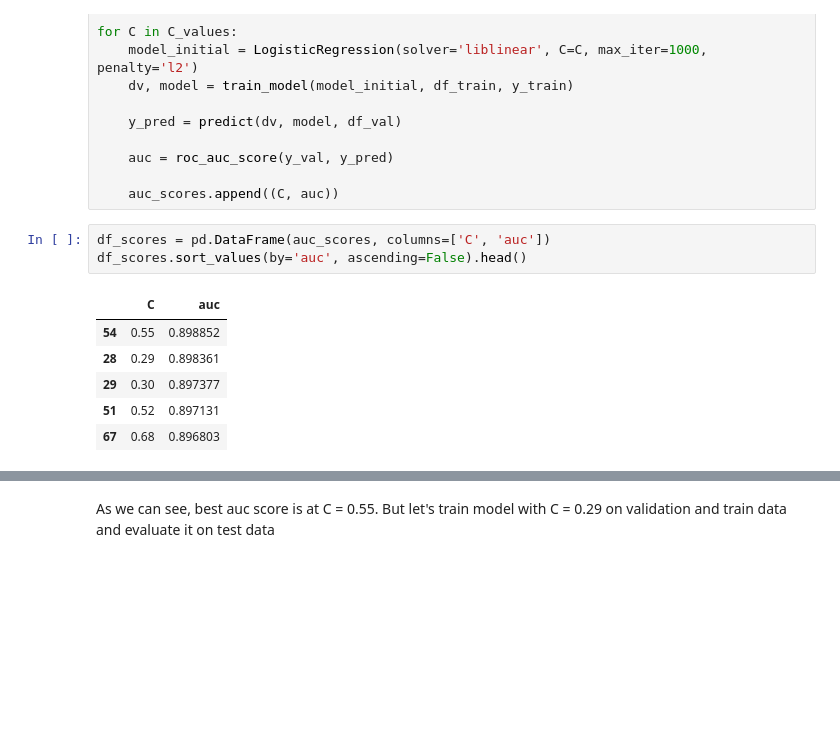
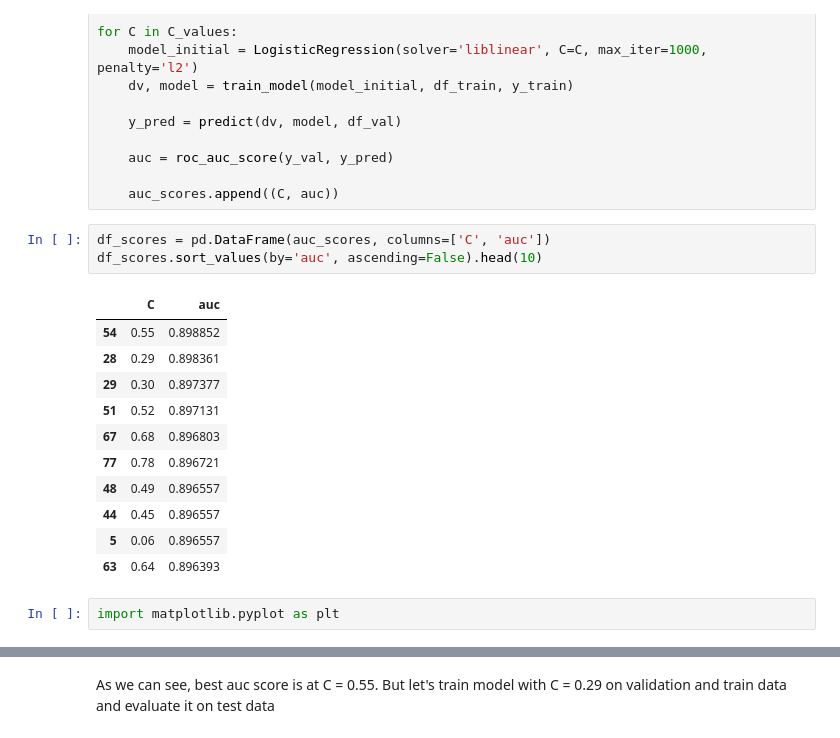
Before and after one commit to tanyashagova/attrition-data-investigation, a Jupyter notebook: notebook.ipynb, the cells around one changed output, grey strips where cells are left out. Saved outputs shown, nothing was run; the diff lists cells and outputs as text; blank space fills up the shorter version.

```diff
--- a/notebook.ipynb
+++ b/notebook.ipynb
@@ -451,11 +440,18 @@ for C in C_values:
     auc_scores.append((C, auc))
 # %%
 df_scores = pd.DataFrame(auc_scores, columns=['C', 'auc'])
-df_scores.sort_values(by='auc', ascending=False).head()
+df_scores.sort_values(by='auc', ascending=False).head(10)
 # %% [output]
 |  | C | auc |
 | 54 | 0.55 | 0.898852 |
 | 28 | 0.29 | 0.898361 |
 | 29 | 0.30 | 0.897377 |
 | 51 | 0.52 | 0.897131 |
 | 67 | 0.68 | 0.896803 |
+| 77 | 0.78 | 0.896721 |
+| 48 | 0.49 | 0.896557 |
+| 44 | 0.45 | 0.896557 |
+| 5 | 0.06 | 0.896557 |
+| 63 | 0.64 | 0.896393 |
+# %%
+import matplotlib.pyplot as plt
```
Also changed, not shown: parts of 11 cells of this notebook.
